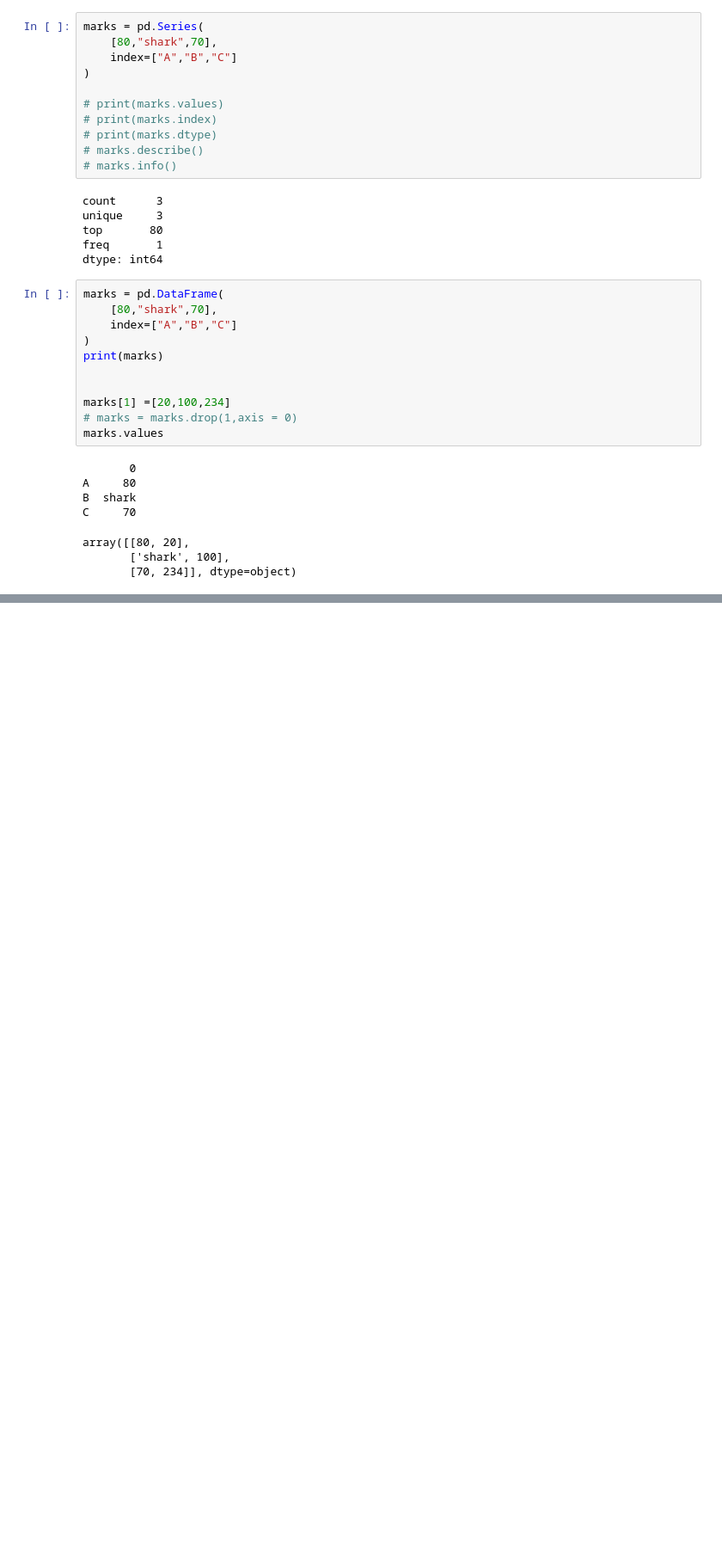
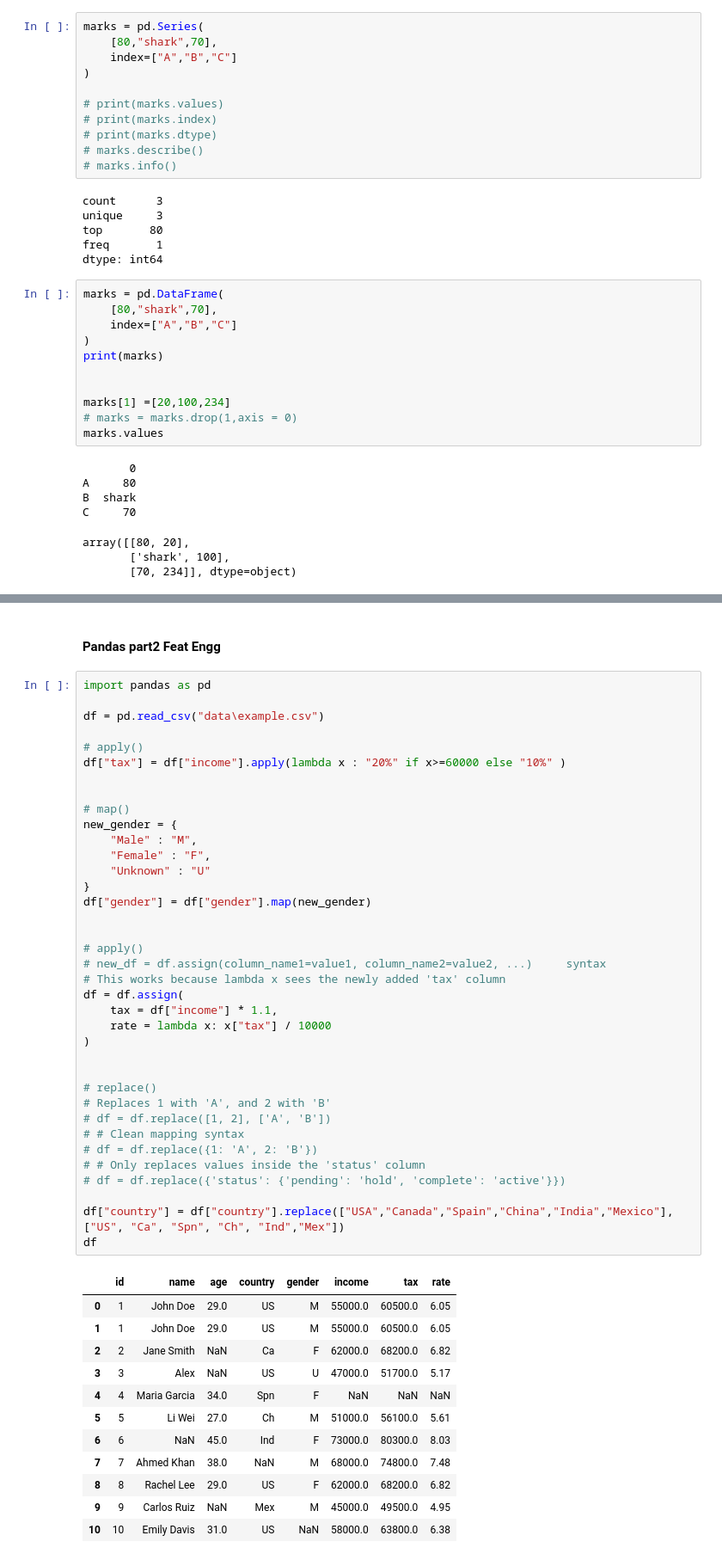
Before and after one commit to soumyaranjan-behera22/ds-learnings, a Jupyter notebook: 04-pandas/practice.ipynb, the cells around one changed output, grey strips where cells are left out. Shown at 86% size. Saved outputs shown, nothing was run; the diff lists cells and outputs as text; blank space fills up the shorter version.

Commit message:
Finish Pandas learning roadmap and hands-on practice

```diff
--- a/04-pandas/practice.ipynb
+++ b/04-pandas/practice.ipynb
@@ -416,0 +463,52 @@ df.drop("branch",axis = 1)
+# %% [markdown]
+#### Pandas part2 Feat Engg
+# %%
+import pandas as pd
+
+df = pd.read_csv("data\example.csv")
+
+# apply()
+df["tax"] = df["income"].apply(lambda x : "20%" if x>=60000 else "10%" )
+
+
+# map()
+new_gender = {
+    "Male" : "M",
+    "Female" : "F",
+    "Unknown" : "U"
+}
+df["gender"] = df["gender"].map(new_gender)
+
+
+# apply()
+# new_df = df.assign(column_name1=value1, column_name2=value2, ...)     syntax
+# This works because lambda x sees the newly added 'tax' column
+df = df.assign(
+    tax = df["income"] * 1.1,
+    rate = lambda x: x["tax"] / 10000
+)
+
+
+# replace()
+# Replaces 1 with 'A', and 2 with 'B'
+# df = df.replace([1, 2], ['A', 'B'])
+# # Clean mapping syntax
+# df = df.replace({1: 'A', 2: 'B'})
+# # Only replaces values inside the 'status' column
+# df = df.replace({'status': {'pending': 'hold', 'complete': 'active'}})
+
+df["country"] = df["country"].replace(["USA","Canada","Spain","China","India","Mexico"], ["US", "Ca", "Spn", "Ch", "Ind","Mex"])
+df
+# %% [output]
+|  | id | name | age | country | gender | income | tax | rate |
+| 0 | 1 | John Doe | 29.0 | US | M | 55000.0 | 60500.0 | 6.05 |
+| 1 | 1 | John Doe | 29.0 | US | M | 55000.0 | 60500.0 | 6.05 |
+| 2 | 2 | Jane Smith | NaN | Ca | F | 62000.0 | 68200.0 | 6.82 |
+| 3 | 3 | Alex | NaN | US | U | 47000.0 | 51700.0 | 5.17 |
+| 4 | 4 | Maria Garcia | 34.0 | Spn | F | NaN | NaN | NaN |
+| 5 | 5 | Li Wei | 27.0 | Ch | M | 51000.0 | 56100.0 | 5.61 |
+| 6 | 6 | NaN | 45.0 | Ind | F | 73000.0 | 80300.0 | 8.03 |
+| 7 | 7 | Ahmed Khan | 38.0 | NaN | M | 68000.0 | 74800.0 | 7.48 |
+| 8 | 8 | Rachel Lee | 29.0 | US | F | 62000.0 | 68200.0 | 6.82 |
+| 9 | 9 | Carlos Ruiz | NaN | Mex | M | 45000.0 | 49500.0 | 4.95 |
+| 10 | 10 | Emily Davis | 31.0 | US | NaN | 58000.0 | 63800.0 | 6.38 |
```
Also changed, not shown: parts of 30 cells of this notebook.
